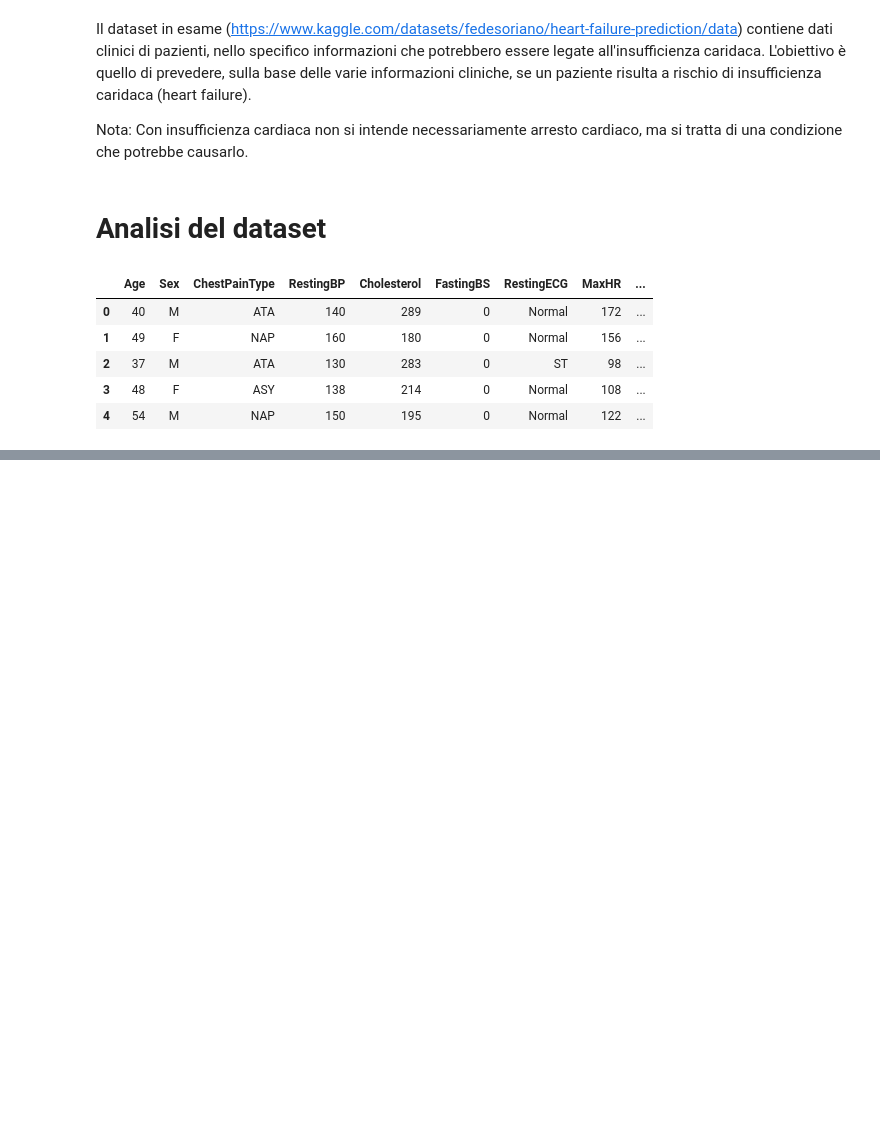
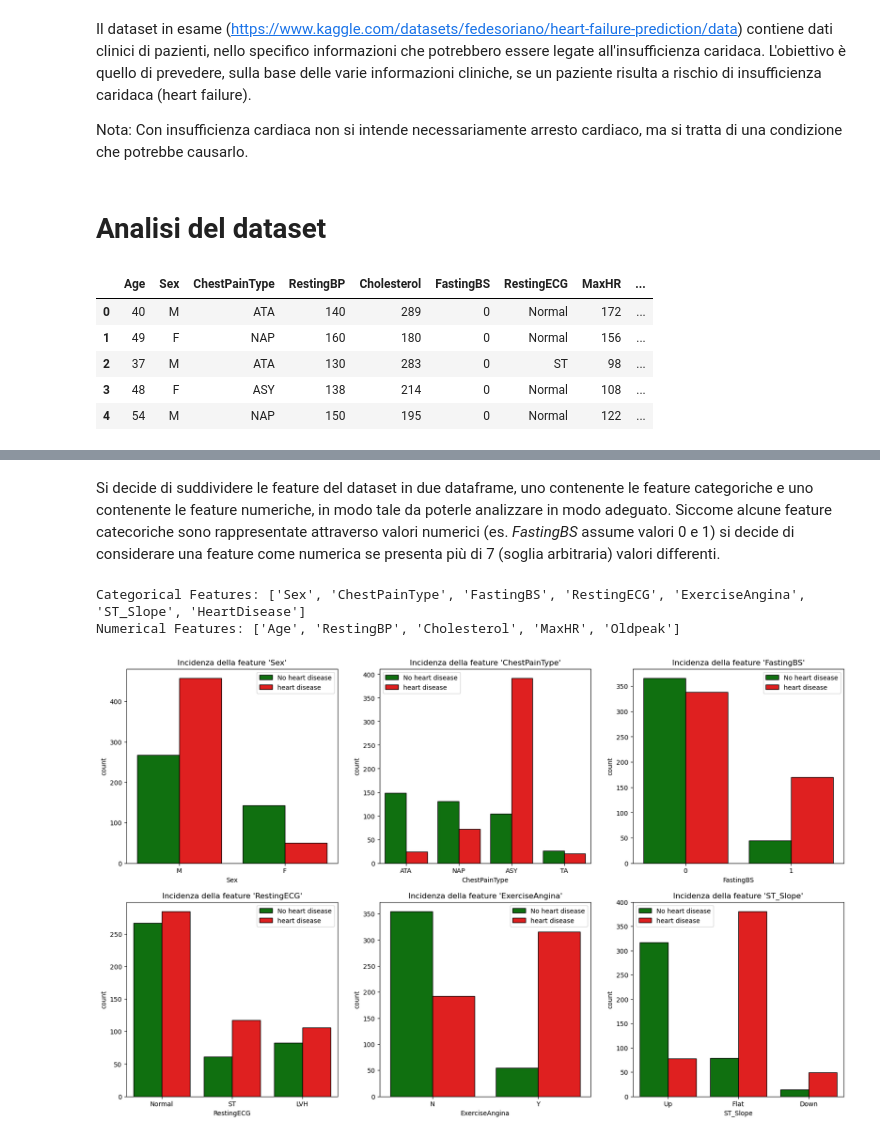
Before and after one commit to Orbmad/Data_Intensive_project, a Jupyter notebook: heart_failure_prediction.ipynb, the cells around one changed output, grey strips where cells are left out. Drawn from its saved outputs; the diff is of its cells as text; code cells hidden in the pictures; blank space fills up the shorter version.

```diff
--- a/heart_failure_prediction.ipynb
+++ b/heart_failure_prediction.ipynb
@@ -24,0 +111,73 @@ dataset.head()
+# %% [markdown]
+Si decide di suddividere le feature del dataset in due dataframe, uno contenente le feature categoriche e uno contenente le feature numeriche, in modo tale da poterle analizzare in modo adeguato. Siccome alcune feature catecoriche sono rappresentate attraverso valori numerici (es. *FastingBS* assume valori 0 e 1) si decide di considerare una feature come numerica se presenta più di 7 (soglia arbitraria) valori differenti.
+# %%
+# TODO valuta se mantenere !!!!!!!
+
+
+col = list(dataset.columns)
+numerical_treshold = 7
+
+categorical_features = []
+numerical_features = []
+
+for i in col:
+    if (len(dataset[i].unique()) > numerical_treshold):
+        numerical_features.append(i)
+    else:
+        categorical_features.append(i)
+
+print('Categorical Features: ' + str(categorical_features))
+print('Numerical Features: ' + str(numerical_features))
+# %% [output]
+Categorical Features: ['Sex', 'ChestPainType', 'FastingBS', 'RestingECG', 'ExerciseAngina', 'ST_Slope', 'HeartDisease']
+Numerical Features: ['Age', 'RestingBP', 'Cholesterol', 'MaxHR', 'Oldpeak']
+# %%
+fig, ax = plt.subplots(nrows=2, ncols=3, figsize=(20,12))
+
+# plot Sex feature
+plt.subplot(2,3,1)
+feature_name = 'Sex'
+ax = sns.countplot(x=feature_name, data=dataset, hue='HeartDisease', edgecolor='black', palette=['green', 'red'])
+plt.legend(['No heart disease', 'heart disease'])
+plt.title("Incidenza della feature '" + feature_name + "'")
+
+# plot ChestPainType feature
+plt.subplot(2,3,2)
+feature_name = 'ChestPainType'
+ax = sns.countplot(x=feature_name, data=dataset, hue='HeartDisease', edgecolor='black', palette=['green', 'red'])
+plt.legend(['No heart disease', 'heart disease'])
+plt.title("Incidenza della feature '" + feature_name + "'")
+
+# plot FastingBS feature
+plt.subplot(2,3,3)
+feature_name = 'FastingBS'
+ax = sns.countplot(x=feature_name, data=dataset, hue='HeartDisease', edgecolor='black', palette=['green', 'red'])
+plt.legend(['No heart disease', 'heart disease'])
+plt.title("Incidenza della feature '" + feature_name + "'")
+
+# plot RestingECG feature
+plt.subplot(2,3,4)
+feature_name = 'RestingECG'
+ax = sns.countplot(x=feature_name, data=dataset, hue='HeartDisease', edgecolor='black', palette=['green', 'red'])
+plt.legend(['No heart disease', 'heart disease'])
+plt.title("Incidenza della feature '" + feature_name + "'")
+
+# plot ExerciseAngina feature
+plt.subplot(2,3,5)
+feature_name = 'ExerciseAngina'
+ax = sns.countplot(x=feature_name, data=dataset, hue='HeartDisease', edgecolor='black', palette=['green', 'red'])
+plt.legend(['No heart disease', 'heart disease'])
+plt.title("Incidenza della feature '" + feature_name + "'")
+
+# plot ST_Slope feature
+plt.subplot(2,3,6)
+feature_name = 'ST_Slope'
+ax = sns.countplot(x=feature_name, data=dataset, hue='HeartDisease', edgecolor='black', palette=['green', 'red'])
+plt.legend(['No heart disease', 'heart disease'])
+plt.title("Incidenza della feature '" + feature_name + "'")
+
+
+
+plt.show()
+# %% [output]
+[figure, added]
```
Also changed, not shown: parts of 12 cells of this notebook.
